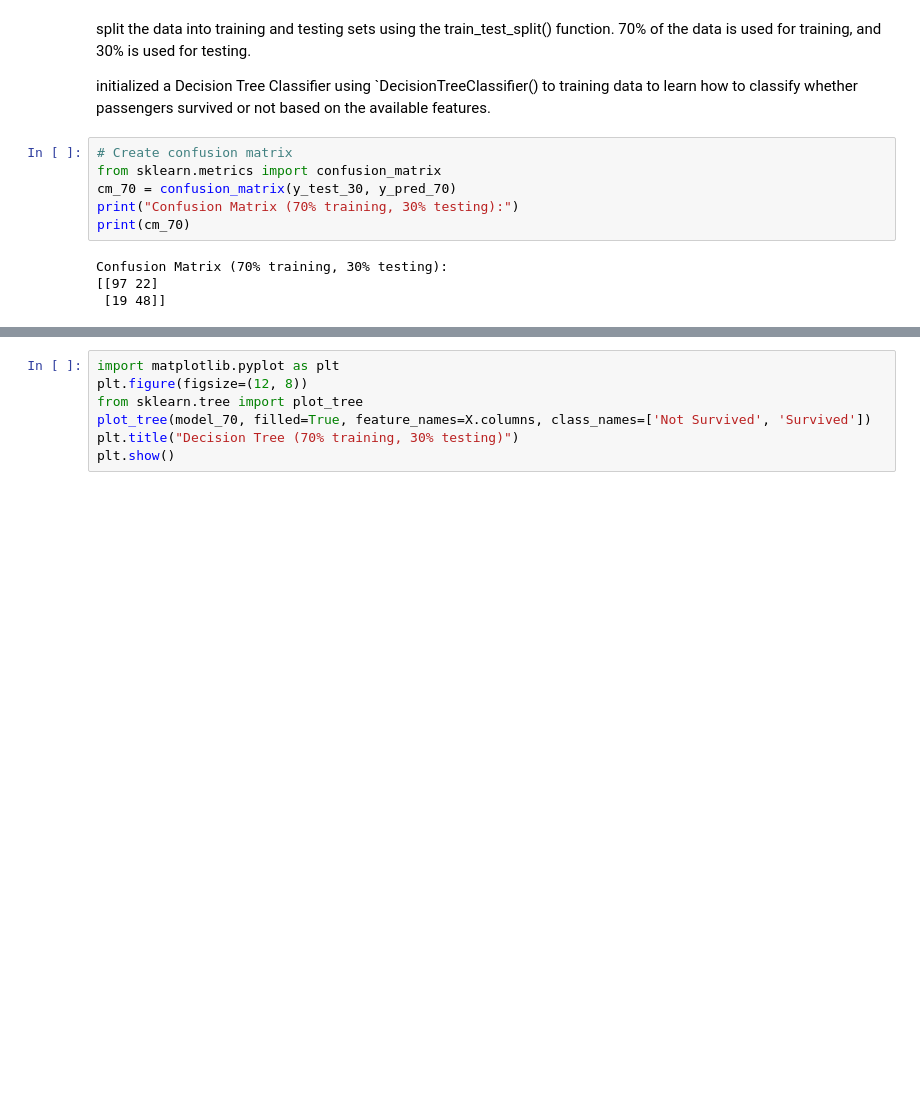
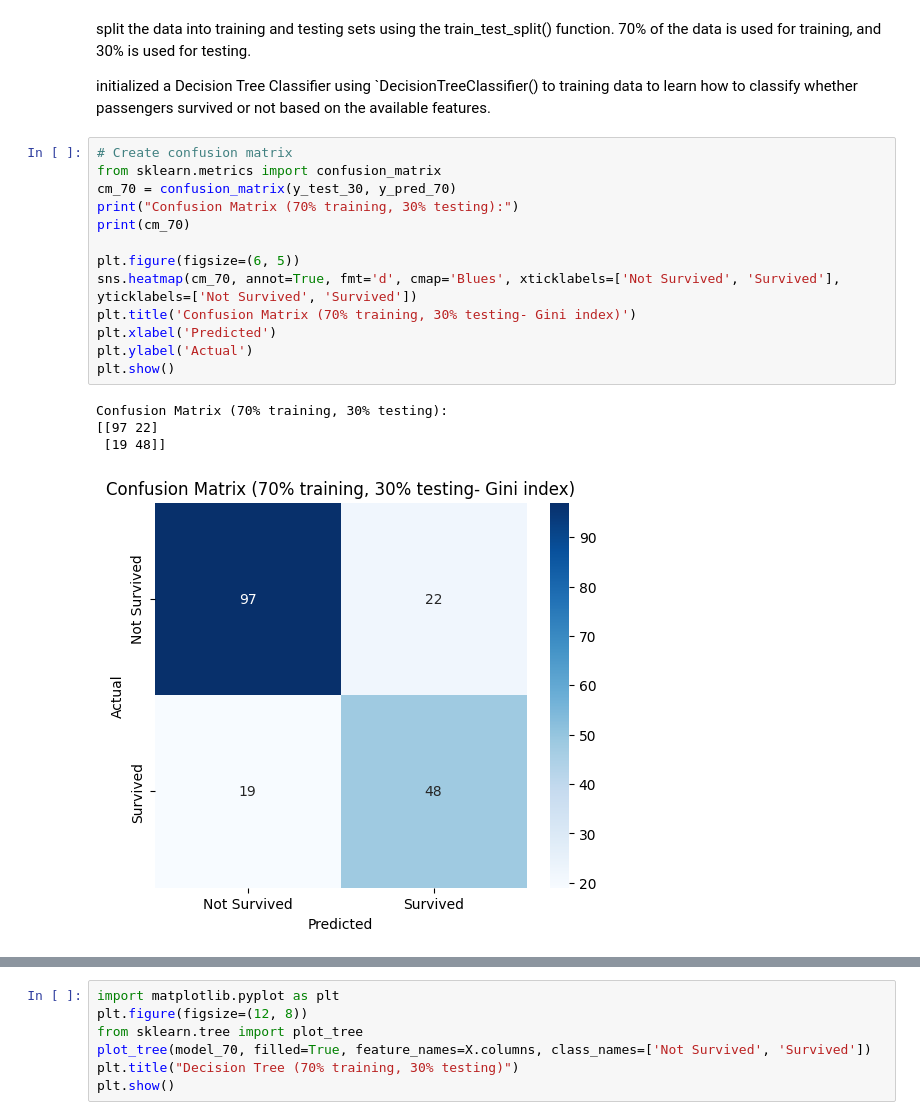
Before and after one commit to Leenasmk3/IT326-DataMining-Project, a Jupyter notebook: phase3.ipynb, the cells around one changed output, grey strips where cells are left out. Cells and saved outputs as stored; diff of their text form; blank space fills up the shorter version.

```diff
--- a/phase3.ipynb
+++ b/phase3.ipynb
@@ -190,10 +192,18 @@ initialized a Decision Tree Classifier using `DecisionTreeClassifier() to traini
 # %%
 # Create confusion matrix
 from sklearn.metrics import confusion_matrix
 cm_70 = confusion_matrix(y_test_30, y_pred_70)
 print("Confusion Matrix (70% training, 30% testing):")
 print(cm_70)
+
+plt.figure(figsize=(6, 5))
+sns.heatmap(cm_70, annot=True, fmt='d', cmap='Blues', xticklabels=['Not Survived', 'Survived'], yticklabels=['Not Survived', 'Survived'])
+plt.title('Confusion Matrix (70% training, 30% testing- Gini index)')
+plt.xlabel('Predicted')
+plt.ylabel('Actual')
+plt.show()
 # %% [output]
 Confusion Matrix (70% training, 30% testing):
 [[97 22]
  [19 48]]
+[figure, added]
```
Also changed, not shown: parts of 12 cells of this notebook.
